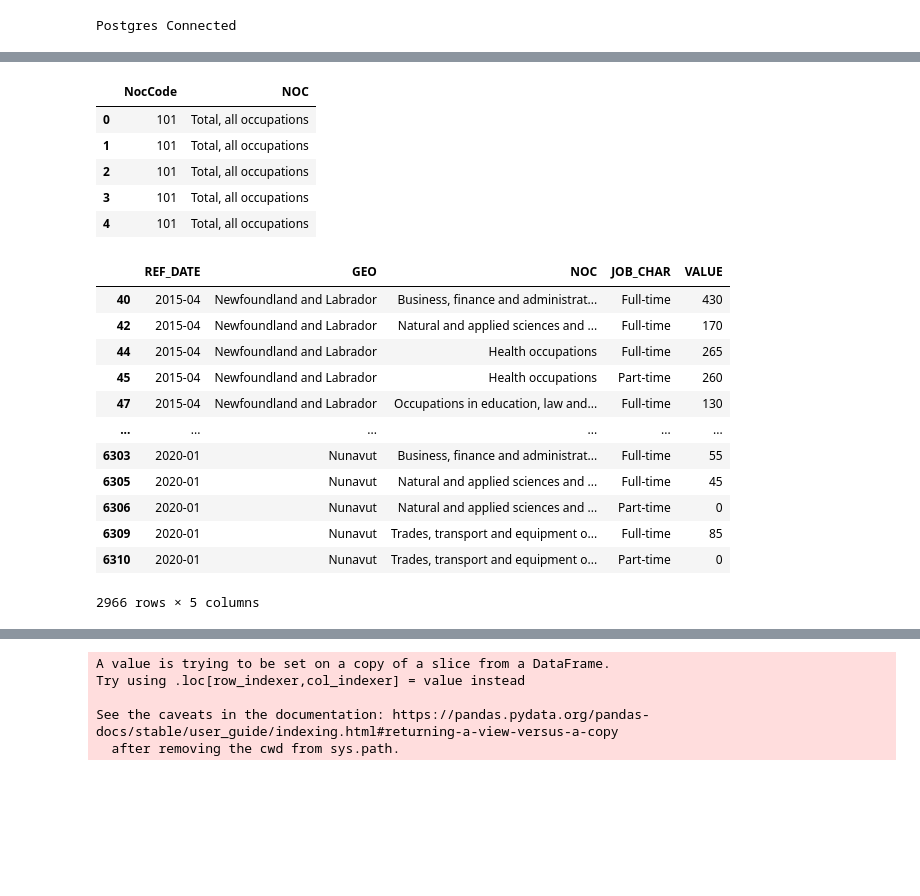
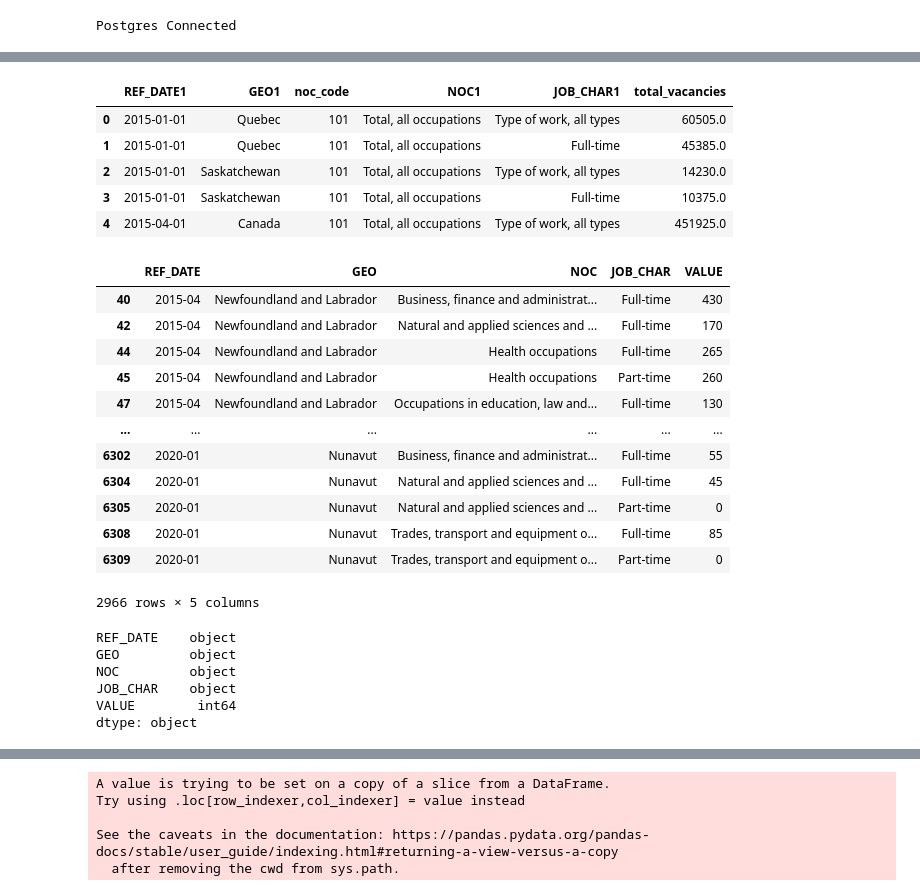
Before and after one commit to alecngai/Predicting_Canadian_Job_Vacancies, a Jupyter notebook: Machine_Learning/Alec_MLP_Future_Predictions_withActuals.ipynb, the cells around one changed output, grey strips where cells are left out. Saved outputs shown, nothing was run; the diff lists cells and outputs as text; code cells hidden in the pictures; blank space fills up the shorter version.

```diff
--- a/Machine_Learning/Alec_MLP_Future_Predictions_withNocCode.ipynb
+++ b/Machine_Learning/Alec_MLP_Future_Predictions_withActuals.ipynb
@@ -54,6 +54,6 @@ conn = psycopg2.connect(
 
 print("Postgres Connected")
 df = pd.read_sql_query('SELECT * FROM "machinelearning"', con=conn)
-conn.close()
+df1 = pd.read_sql_query('SELECT * FROM "machinelearning"', con=conn)
 # %% [output]
 Postgres Connected
@@ -69,0 +79,3 @@ df_noc_code.head()
+# %%
+df_temp=df1.copy()
+df_temp.head()
@@ -70,21 +89,21 @@ df_noc_code.head()
 # %%
-df_noc_code = df_noc_code.iloc[:,3:5]
-df_noc_code.rename(columns={"noc_desc" : "NOC", "noc_code":"NocCode"}, inplace = True)
-df_noc_code.drop_duplicates(keep='first', inplace=True)
-df_noc_code.head()
+df_temp = df_temp.iloc[:,1:7]
+df_temp.rename(columns={"ref_date" : "REF_DATE1", "geo" : "GEO1", "noc_desc" : "NOC1", "job_char" : "JOB_CHAR1"}, inplace = True)
+df_temp.drop_duplicates(keep='first', inplace=True)
+df_temp.head()
 # %% [output]
-|  | NocCode | NOC |
-| 0 | 101 | Total, all occupations |
-| 1 | 101 | Total, all occupations |
-| 2 | 101 | Total, all occupations |
-| 3 | 101 | Total, all occupations |
-| 4 | 101 | Total, all occupations |
+|  | REF_DATE1 | GEO1 | noc_code | NOC1 | JOB_CHAR1 | total_vacancies |
+| 0 | 2015-01-01 | Quebec | 101 | Total, all occupations | Type of work, all types | 60505.0 |
+| 1 | 2015-01-01 | Quebec | 101 | Total, all occupations | Full-time | 45385.0 |
+| 2 | 2015-01-01 | Saskatchewan | 101 | Total, all occupations | Type of work, all types | 14230.0 |
+| 3 | 2015-01-01 | Saskatchewan | 101 | Total, all occupations | Full-time | 10375.0 |
+| 4 | 2015-04-01 | Canada | 101 | Total, all occupations | Type of work, all types | 451925.0 |
 # %%
 # Changing ref_date from datetime to string, dropping uneeded rows 2020-10, 2021-01, 2021-04 due to covid for ML, dropping uneeded rows GEO = Canada, NOC = total, all occupations,
 # renaming column titles and changing Value to int
 
 df['ref_date'] = df['ref_date'].apply(lambda x : x.strftime("%Y-%m"))
-df.drop(["UUID", "noc_code","predicted_vacancies"],axis=1, inplace=True)
+df.drop(["idML", "noc_code","predicted_vacancies"],axis=1, inplace=True)
 df = df[~df['ref_date'].isin(['2020-10', '2021-01', '2021-04'])]
 df = df[~df['geo'].isin(['Canada'])]
 df = df[~df['noc_desc'].isin(["Total, all occupations"])]
@@ -101,11 +120,21 @@ df
 | 45 | 2015-04 | Newfoundland and Labrador | Health occupations | Part-time | 260 |
 | 47 | 2015-04 | Newfoundland and Labrador | Occupations in education, law and... | Full-time | 130 |
 | ... | ... | ... | ... | ... | ... |
-| 6303 | 2020-01 | Nunavut | Business, finance and administrat... | Full-time | 55 |
-| 6305 | 2020-01 | Nunavut | Natural and applied sciences and ... | Full-time | 45 |
-| 6306 | 2020-01 | Nunavut | Natural and applied sciences and ... | Part-time | 0 |
-| 6309 | 2020-01 | Nunavut | Trades, transport and equipment o... | Full-time | 85 |
-| 6310 | 2020-01 | Nunavut | Trades, transport and equipment o... | Part-time | 0 |
+| 6302 | 2020-01 | Nunavut | Business, finance and administrat... | Full-time | 55 |
+| 6304 | 2020-01 | Nunavut | Natural and applied sciences and ... | Full-time | 45 |
+| 6305 | 2020-01 | Nunavut | Natural and applied sciences and ... | Part-time | 0 |
+| 6308 | 2020-01 | Nunavut | Trades, transport and equipment o... | Full-time | 85 |
+| 6309 | 2020-01 | Nunavut | Trades, transport and equipment o... | Part-time | 0 |
 2966 rows × 5 columns
+# %%
+
+df.dtypes
+# %% [output]
+REF_DATE    object
+GEO         object
+NOC         object
+JOB_CHAR    object
+VALUE        int64
+dtype: object
 # %%
 # Plotting the dataset just to have some sort of visual aid to assist us in understanding the data.
```
Also changed, not shown: parts of 26 cells of this notebook, 1 other file.
